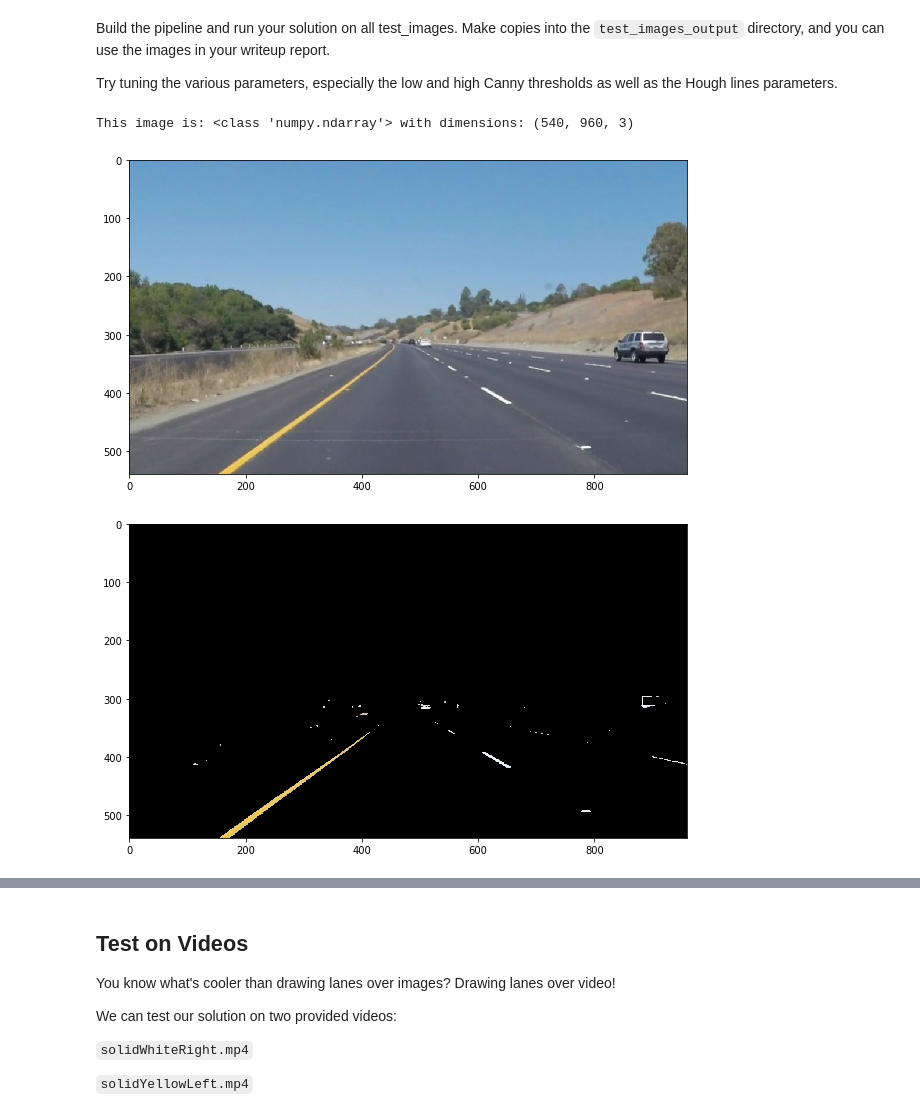
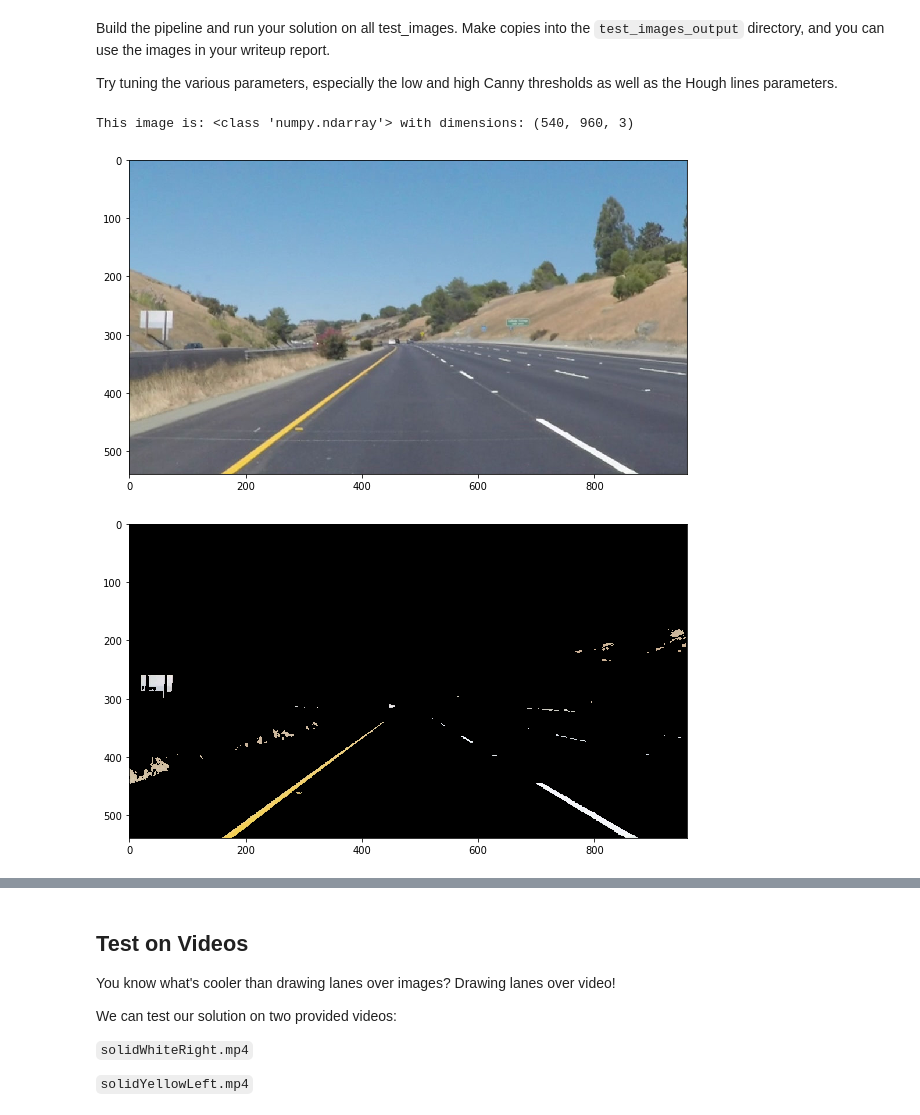
Before and after one commit to dschmoeller/01FindingLaneLines, a Jupyter notebook: CarND-LaneLines-P1-master/CarND-LaneLines-P1-master/P1.ipynb, the cells around one changed output, grey strips where cells are left out. Cells and saved outputs as stored; diff of their text form; code cells hidden in the pictures.

```diff
--- a/CarND-LaneLines-P1-master/CarND-LaneLines-P1-master/P1.ipynb
+++ b/CarND-LaneLines-P1-master/CarND-LaneLines-P1-master/P1.ipynb
@@ -227,19 +194,16 @@ Build the pipeline and run your solution on all test_images. Make copies into th
 
 Try tuning the various parameters, especially the low and high Canny thresholds as well as the Hough lines parameters.
 # %%
-# TODO: Build your pipeline that will draw lane lines on the test_images
-# then save them to the test_images_output directory.
-
 # 1 Load test image (in array format) and visualize it
-ImgIndex = 2
+ImgIndex = 3
 inputImageList = os.listdir("test_images/")
 img = mpimg.imread("test_images/" + inputImageList[ImgIndex])
 print('This image is:', type(img), 'with dimensions:', img.shape)
 plt.figure(figsize=(10, 10))
 plt.imshow(img);
 # %% [output]
 This image is: <class 'numpy.ndarray'> with dimensions: (540, 960, 3)
-[figure, old version]
+[figure, new version]
 # %%
 # 2 Color Selection
 #   --> Copy the original image
@@ -255,9 +219,9 @@ plt.figure(figsize=(10, 10))
 plt.imshow(colorSelectedImg);
 
 # Store image
-mpimg.imsave("test_images_output/1colorSelected" + inputImageList[ImgIndex], colorSelectedImg)
+mpimg.imsave("test_images_output/Example" + str(ImgIndex) + "/2colorSelected" + inputImageList[ImgIndex], colorSelectedImg)
 # %% [output]
-[figure, old version]
+[figure, new version]
 # %%
 # 3 Region masking
 #   --> Defining a region of interest
```
Also changed, not shown: parts of 30 cells of this notebook, 2 other files.
